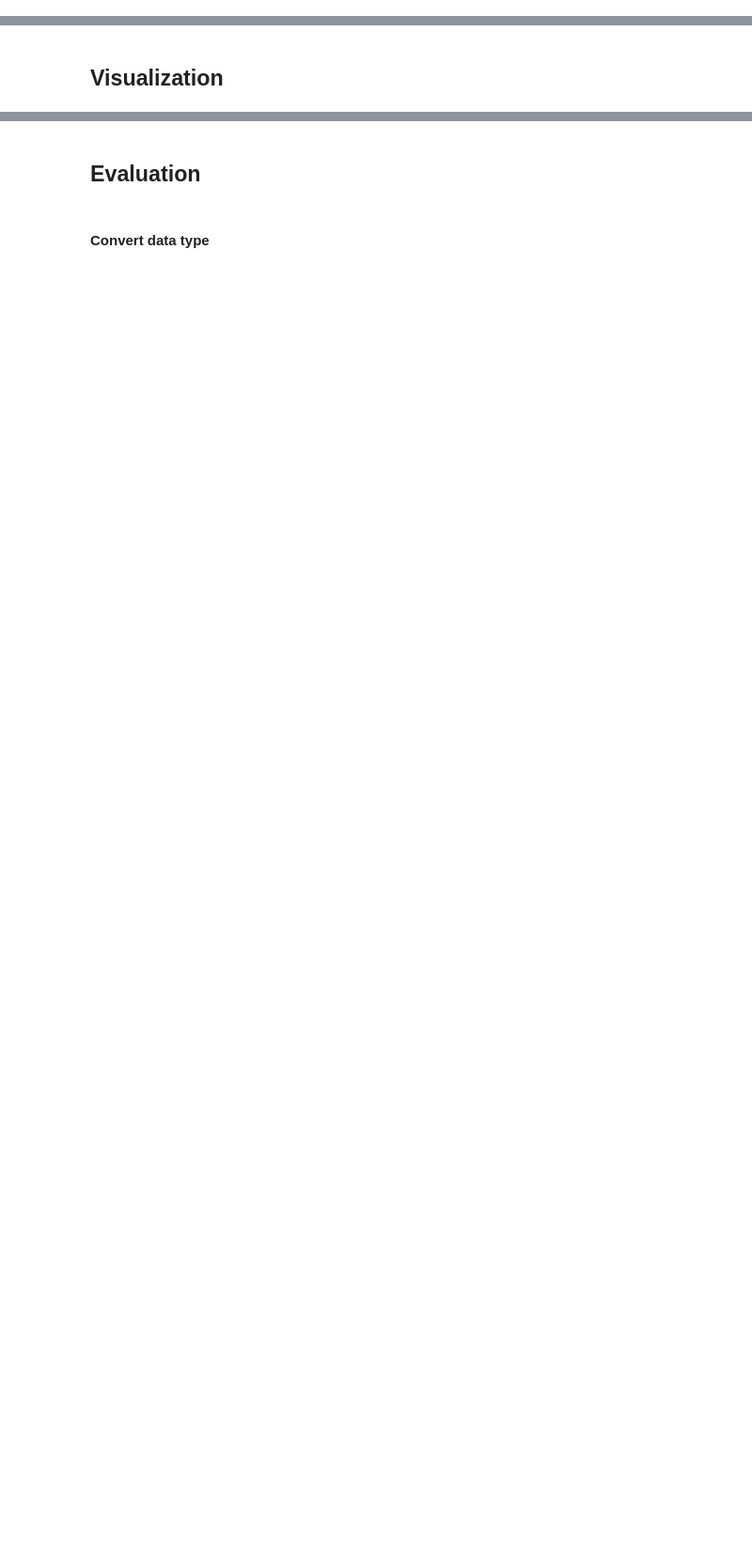
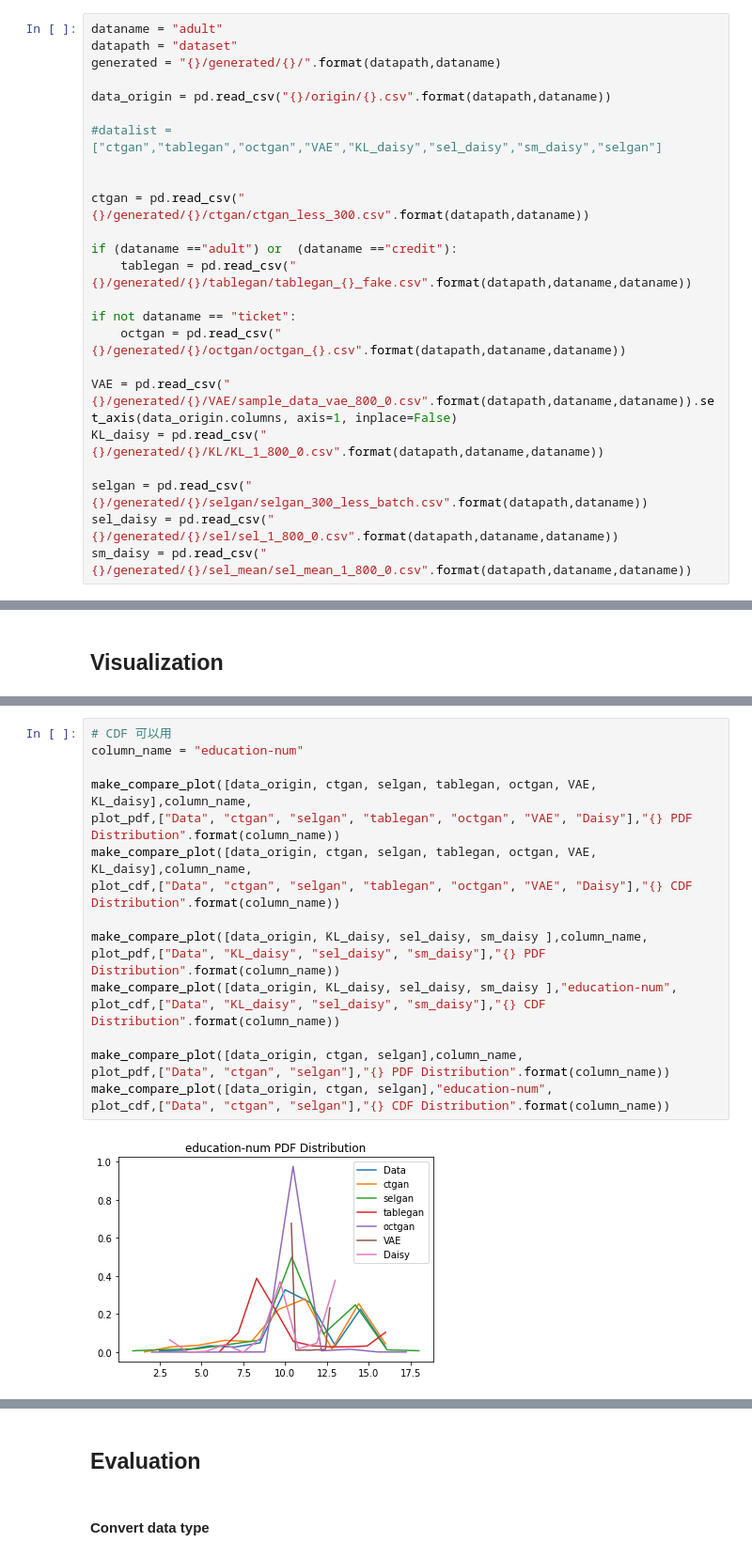
Before and after one commit to echoid/Capstone-TabulardataGeneration, a Jupyter notebook: evaluation_complete.ipynb, the cells around one changed output, grey strips where cells are left out. Shown: that part at 94% size. Saved outputs shown, nothing was run; the diff lists cells and outputs as text; blank space fills up the shorter version.

Commit message:
eval_adult

```diff
--- a/evaluation_complete.ipynb
+++ b/evaluation_complete.ipynb
@@ -80,0 +16,24 @@ VAE
+# %%
+dataname = "adult"
+datapath = "dataset"
+generated = "{}/generated/{}/".format(datapath,dataname)
+
+data_origin = pd.read_csv("{}/origin/{}.csv".format(datapath,dataname))
+
+#datalist = ["ctgan","tablegan","octgan","VAE","KL_daisy","sel_daisy","sm_daisy","selgan"]
+
+
+ctgan = pd.read_csv("{}/generated/{}/ctgan/ctgan_less_300.csv".format(datapath,dataname))
+
+if (dataname =="adult") or  (dataname =="credit"):
+    tablegan = pd.read_csv("{}/generated/{}/tablegan/tablegan_{}_fake.csv".format(datapath,dataname,dataname))
+
+if not dataname == "ticket":
+    octgan = pd.read_csv("{}/generated/{}/octgan/octgan_{}.csv".format(datapath,dataname,dataname))
+
+VAE = pd.read_csv("{}/generated/{}/VAE/sample_data_vae_800_0.csv".format(datapath,dataname,dataname)).set_axis(data_origin.columns, axis=1, inplace=False)
+KL_daisy = pd.read_csv("{}/generated/{}/KL/KL_1_800_0.csv".format(datapath,dataname,dataname))
+
+selgan = pd.read_csv("{}/generated/{}/selgan/selgan_300_less_batch.csv".format(datapath,dataname))
+sel_daisy = pd.read_csv("{}/generated/{}/sel/sel_1_800_0.csv".format(datapath,dataname,dataname))
+sm_daisy = pd.read_csv("{}/generated/{}/sel_mean/sel_mean_1_800_0.csv".format(datapath,dataname,dataname))
@@ -98,0 +82,20 @@ plot_cdf,["Data","SelGAN(w)","VAE","ctgan"],"hours-per-week CDF Sample")
+# %%
+# CDF 可以用
+column_name = "education-num"
+
+make_compare_plot([data_origin, ctgan, selgan, tablegan, octgan, VAE, KL_daisy],column_name,
+plot_pdf,["Data", "ctgan", "selgan", "tablegan", "octgan", "VAE", "Daisy"],"{} PDF Distribution".format(column_name))
+make_compare_plot([data_origin, ctgan, selgan, tablegan, octgan, VAE, KL_daisy],column_name,
+plot_cdf,["Data", "ctgan", "selgan", "tablegan", "octgan", "VAE", "Daisy"],"{} CDF Distribution".format(column_name))
+
+make_compare_plot([data_origin, KL_daisy, sel_daisy, sm_daisy ],column_name,
+plot_pdf,["Data", "KL_daisy", "sel_daisy", "sm_daisy"],"{} PDF Distribution".format(column_name))
+make_compare_plot([data_origin, KL_daisy, sel_daisy, sm_daisy ],"education-num",
+plot_cdf,["Data", "KL_daisy", "sel_daisy", "sm_daisy"],"{} CDF Distribution".format(column_name))
+
+make_compare_plot([data_origin, ctgan, selgan],column_name,
+plot_pdf,["Data", "ctgan", "selgan"],"{} PDF Distribution".format(column_name))
+make_compare_plot([data_origin, ctgan, selgan],"education-num",
+plot_cdf,["Data", "ctgan", "selgan"],"{} CDF Distribution".format(column_name))
+# %% [output]
+[figure, added]
```
Also changed, not shown: parts of 51 cells of this notebook, 4 other files.
